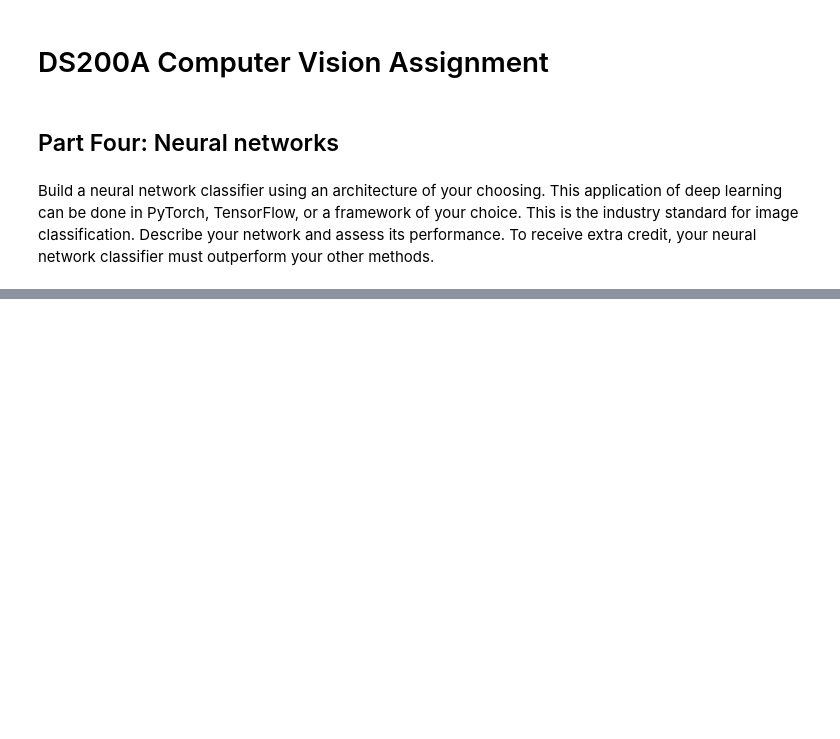
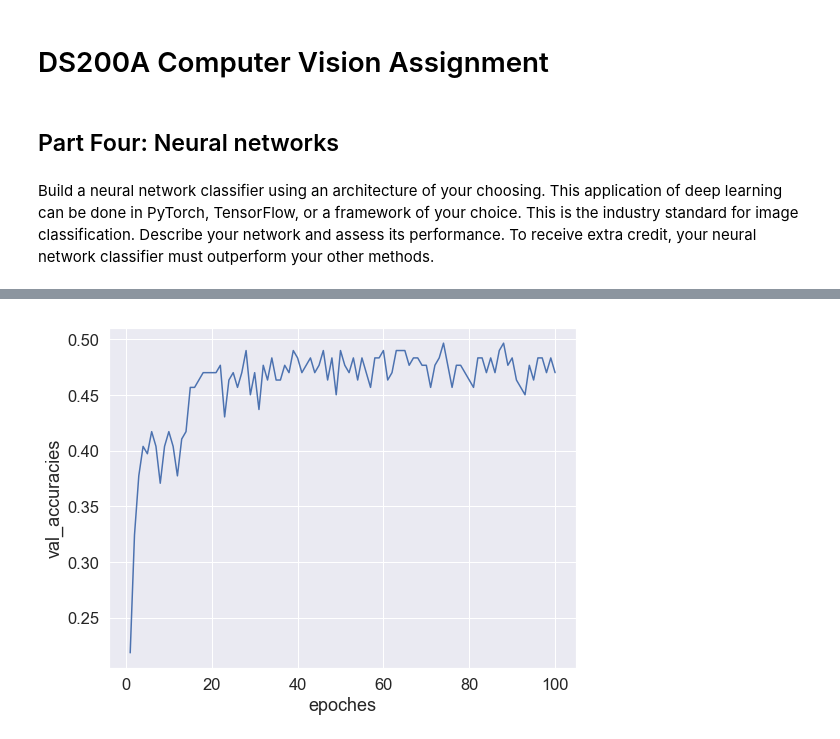
Before and after one commit to LinjianMa/DS100-final-project, a Jupyter notebook: GradProject_NB4.ipynb, the cells around one changed output, grey strips where cells are left out. Cells and saved outputs as stored; diff of their text form; code cells hidden in the pictures; blank space fills up the shorter version.

```diff
--- a/GradProject_NB4.ipynb
+++ b/GradProject_NB4.ipynb
@@ -263,0 +308,7 @@ while iterations < (100 * batches_per_epoch):
+# %%
+plt.figure(figsize=(8, 6))
+sns.lineplot(x="epoches", y="val_accuracies", data=results)
+plt.tight_layout()
+plt.savefig("NB4_graph/"+'valaccuracy'+".pdf")
+# %% [output]
+[figure, added]
```
Also changed, not shown: parts of 21 cells of this notebook, 2 other files.
